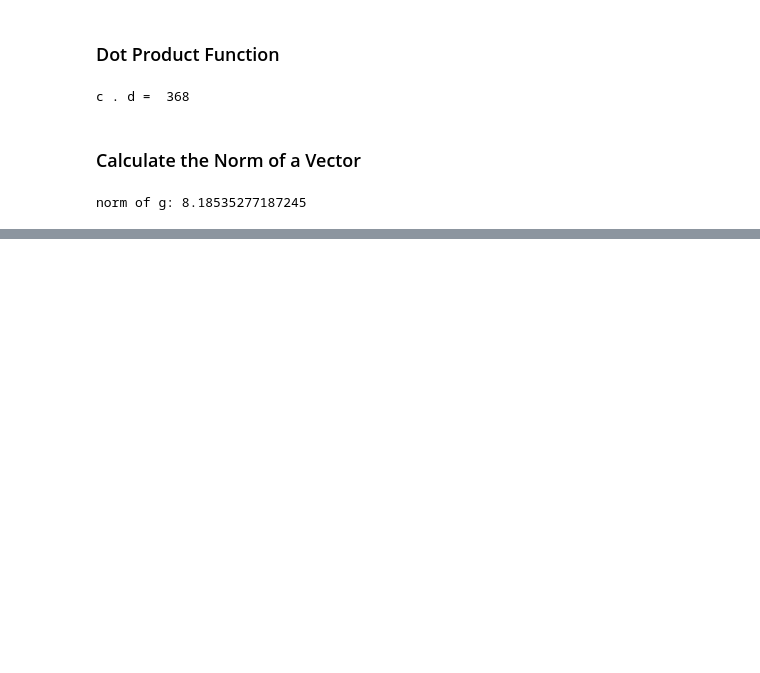
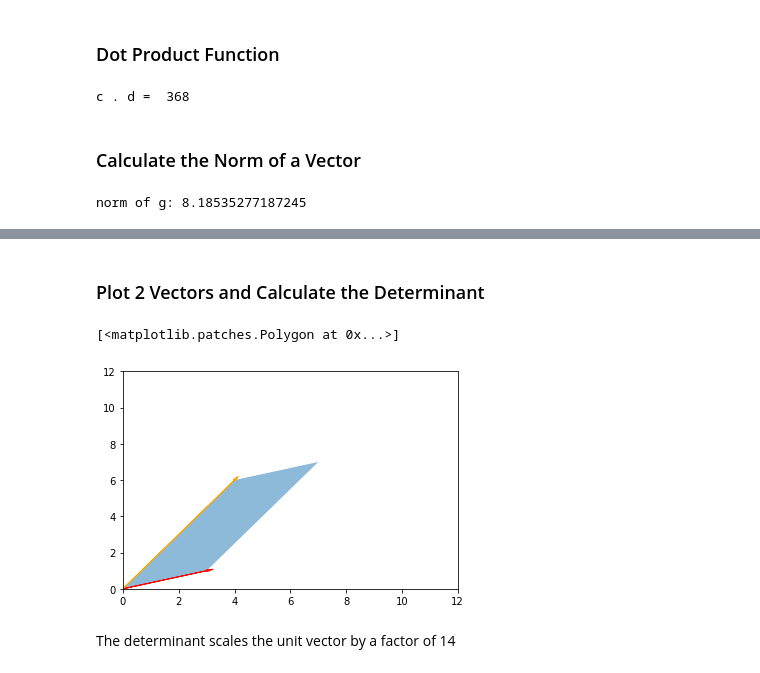
Before and after one commit to JimKing100/DS-Unit-1-Sprint-4-Linear-Algebra, a Jupyter notebook: module1-linear-algebra-review/Linear_Algebra_Assignment.ipynb, the cells around one changed output, grey strips where cells are left out. Drawn from its saved outputs; the diff is of its cells as text; code cells hidden in the pictures; blank space fills up the shorter version.

```diff
--- a/module1-linear-algebra-review/Linear_Algebra_Assignment.ipynb
+++ b/module1-linear-algebra-review/Linear_Algebra_Assignment.ipynb
@@ -412,0 +488,15 @@ norm of g: 8.18535277187245
+# %% [markdown]
+### Plot 2 Vectors and Calculate the Determinant
+# %%
+m_1 = np.matrix('3 4; 1 6')
+
+plt.axis([0, 12, 0, 12])
+
+plt.arrow(0,0, m_1[0,0], m_1[1,0], head_width=.1, head_length=.25, color = 'red')
+plt.arrow(0,0, m_1[0,1], m_1[1,1], head_width=.1, head_length=.25, color = 'orange')
+plt.fill([0,3,7,4],[0,1,7,6], alpha = .5) # origin (0,0), vector1(3,1), vector1+vector2, (7,7), vector2(4,6)
+# %% [output]
+[<matplotlib.patches.Polygon at 0x...>]
+[figure, added]
+# %% [markdown]
+The determinant scales the unit vector by a factor of 14
```
Also changed, not shown: parts of 4 cells of this notebook.
